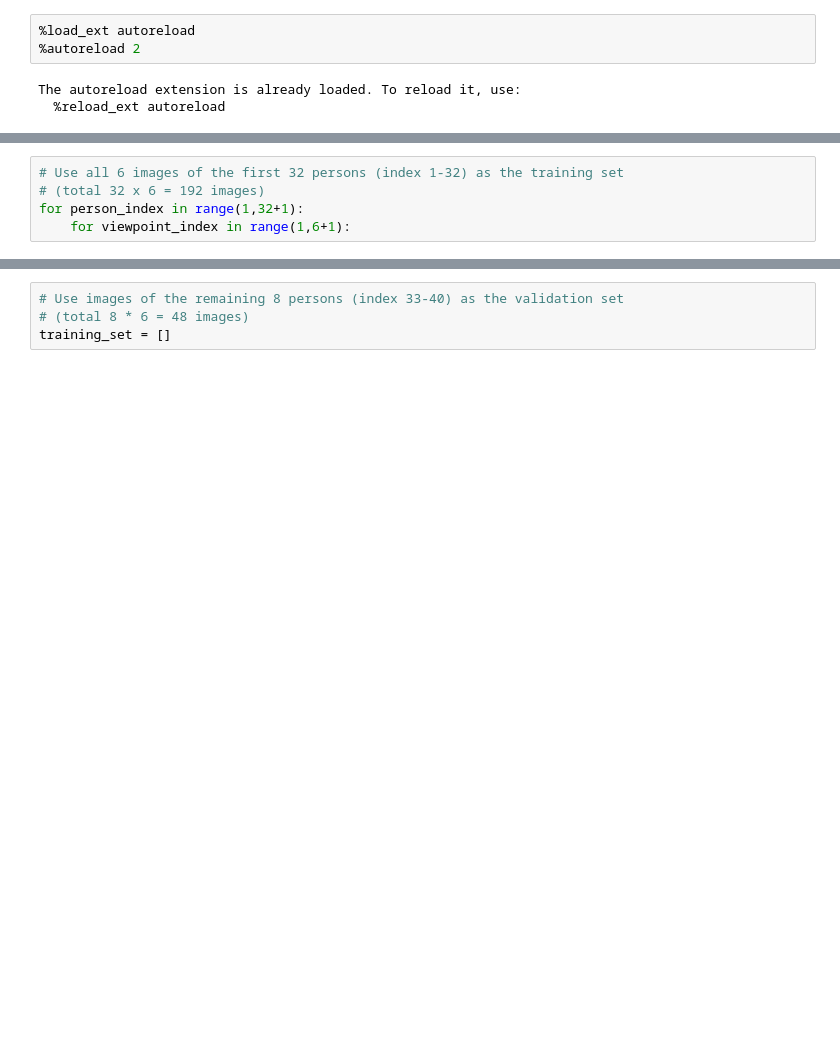
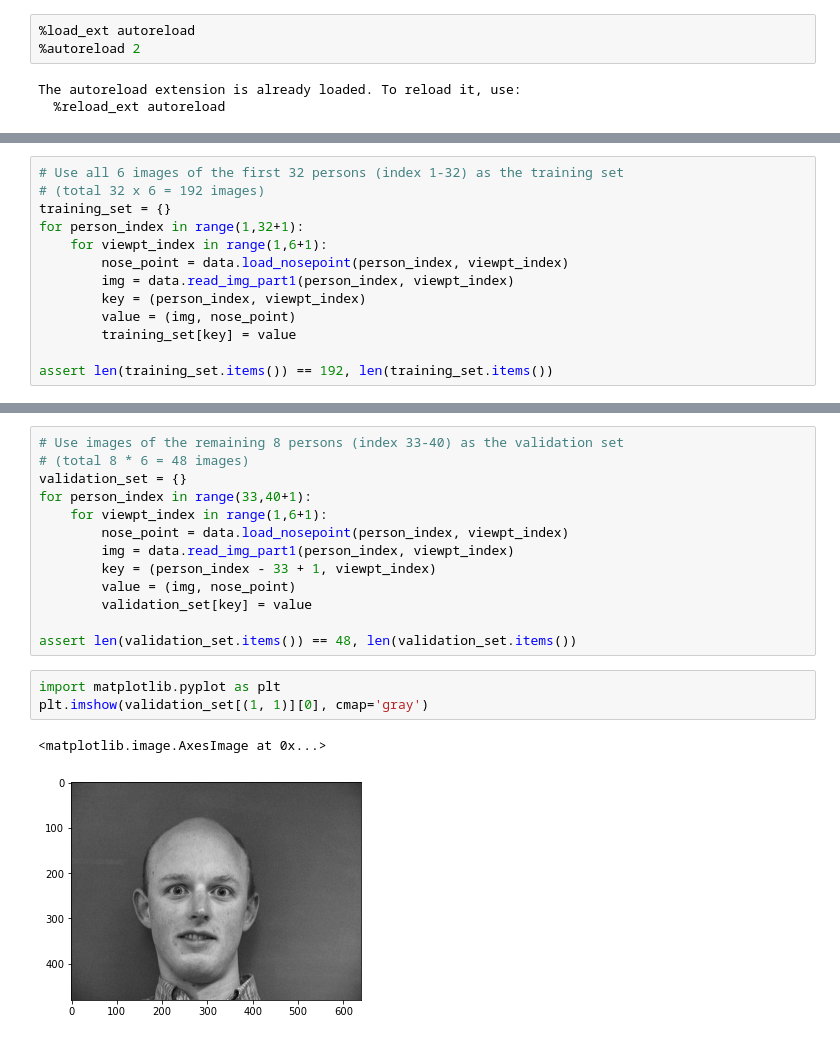
Before and after one commit to aprilsin/cs194-proj4, a Jupyter notebook: part1.ipynb, the cells around one changed output, grey strips where cells are left out. Cells and saved outputs as stored; diff of their text form; blank space fills up the shorter version.

Commit message:
Load training and validation set sucessfully (without data augmentation)

```diff
--- a/part1.ipynb
+++ b/part1.ipynb
@@ -17,5 +37,13 @@ array([0.5542087 , 0.62599987], dtype=float32)
 # %%
 # Use all 6 images of the first 32 persons (index 1-32) as the training set
 # (total 32 x 6 = 192 images)
+training_set = {}
 for person_index in range(1,32+1):
-    for viewpoint_index in range(1,6+1):
+    for viewpt_index in range(1,6+1):
+        nose_point = data.load_nosepoint(person_index, viewpt_index)
+        img = data.read_img_part1(person_index, viewpt_index)
+        key = (person_index, viewpt_index)
+        value = (img, nose_point)
+        training_set[key] = value
+
+assert len(training_set.items()) == 192, len(training_set.items())
@@ -24,4 +50,19 @@ SyntaxError: unexpected EOF while parsing (<ipython-input-32-25ab9ad5bf52>, line
 # %%
 # Use images of the remaining 8 persons (index 33-40) as the validation set
 # (total 8 * 6 = 48 images)
-training_set = []
+validation_set = {}
+for person_index in range(33,40+1):
+    for viewpt_index in range(1,6+1):
+        nose_point = data.load_nosepoint(person_index, viewpt_index)
+        img = data.read_img_part1(person_index, viewpt_index)
+        key = (person_index - 33 + 1, viewpt_index)
+        value = (img, nose_point)
+        validation_set[key] = value
+
+assert len(validation_set.items()) == 48, len(validation_set.items())
+# %%
+import matplotlib.pyplot as plt
+plt.imshow(validation_set[(1, 1)][0], cmap='gray')
+# %% [output]
+<matplotlib.image.AxesImage at 0x...>
+[figure, added]
```
Also changed, not shown: parts of 8 cells of this notebook, 3 other files.
